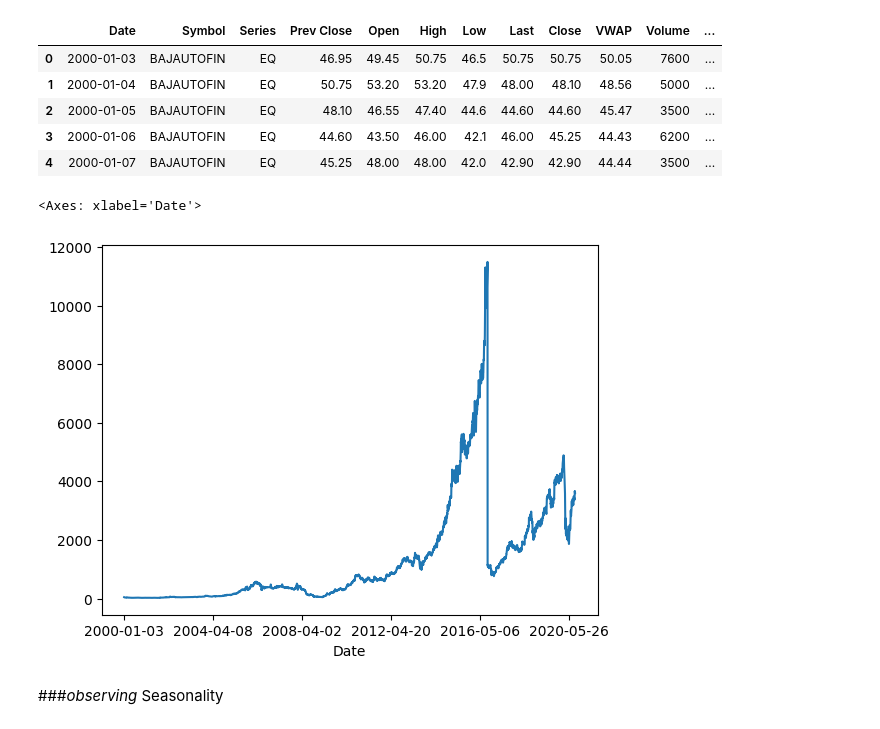
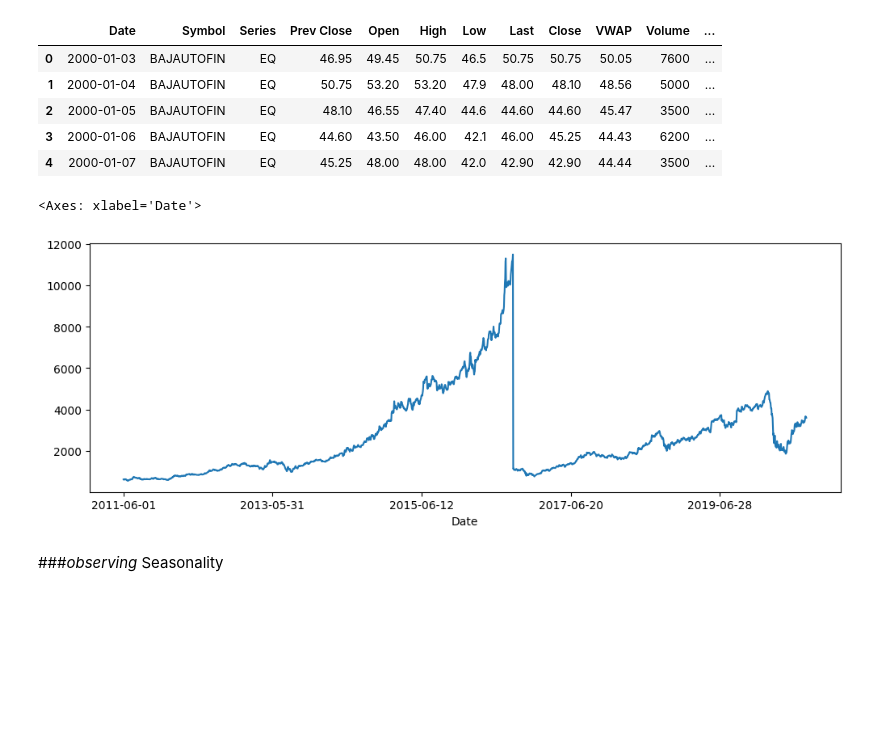
Before and after one commit to Ayakhaled200/Time_series, a Jupyter notebook: Predict_Stock_Prices_using_Automated_Time_Series_Models.ipynb, the cells around one changed output. Saved outputs shown, nothing was run; the diff lists cells and outputs as text; code cells hidden in the pictures; blank space fills up the shorter version.

```diff
--- a/Predict_Stock_Prices_using_Automated_Time_Series_Models.ipynb
+++ b/Predict_Stock_Prices_using_Automated_Time_Series_Models.ipynb
@@ -31,10 +31,10 @@ df.head()
 # %%
 df.set_index('Date', inplace= True)
 # %%
-df['VWAP'].plot()
+df['VWAP'].plot(figsize=(12,4))
 # %% [output]
 <Axes: xlabel='Date'>
-[figure, old version]
+[figure, new version]
 # %% [markdown]
 ###*observing* Seasonality
 # %% [markdown]
```
Also changed, not shown: parts of 2 cells of this notebook.
